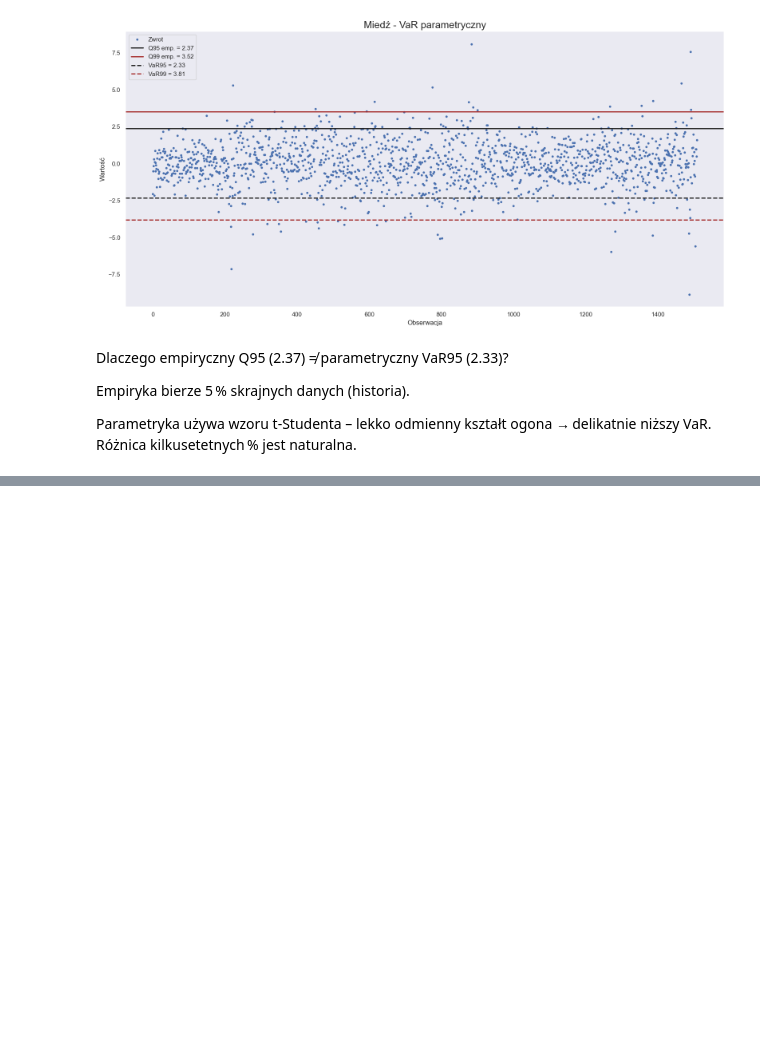
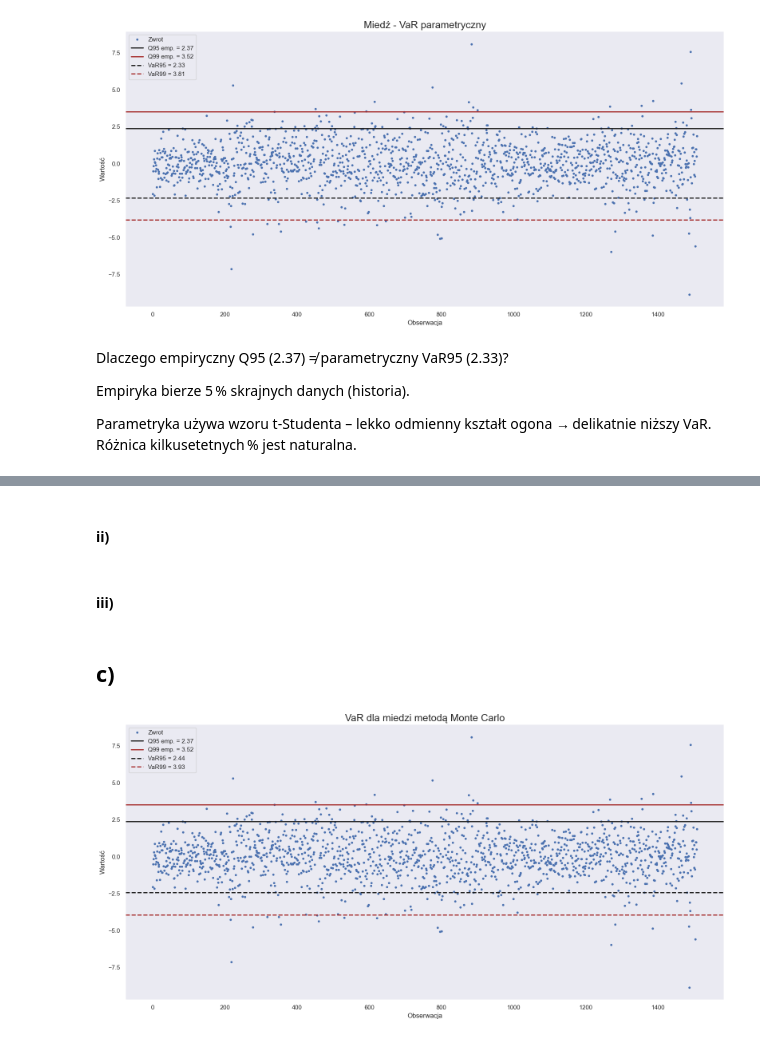
Before and after one commit to mathieuboro/nvidia_risk_management, a Jupyter notebook: projekt-3.ipynb, the cells around one changed output, grey strips where cells are left out. Drawn from its saved outputs; the diff is of its cells as text; code cells hidden in the pictures; blank space fills up the shorter version.

```diff
--- a/projekt-3.ipynb
+++ b/projekt-3.ipynb
@@ -183,0 +205,18 @@ Parametryka używa wzoru t‑Studenta – lekko odmienny kształt ogona → de
+# %% [markdown]
+#### ii)
+# %% [markdown]
+#### iii)
+# %% [markdown]
+## c)
+# %%
+d_f, loc, sc = st.t.fit(log_returns_copper)
+d_f = 6
+
+simulated_returns = st.t.rvs(d_f, loc=loc, scale=sc, size=100000, random_state=1)
+
+VaR95 = np.quantile(simulated_returns, 0.95)
+VaR99 = np.quantile(simulated_returns, 0.99)
+
+plot_var(log_returns_copper, VaR95, VaR99, title='VaR dla miedzi metodą Monte Carlo')
+# %% [output]
+[figure, added]
```
Also changed, not shown: parts of 8 cells of this notebook.
